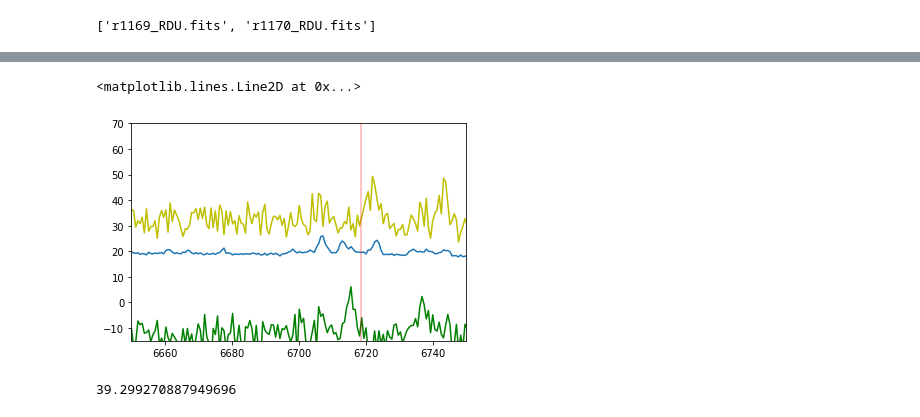
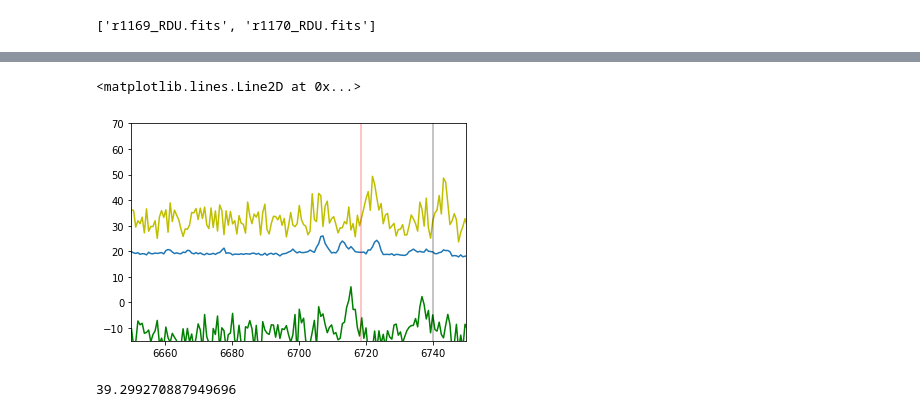
Before and after one commit to rqguan/Class-Code, a Jupyter notebook: 136Shane-Kast_Reduce_pipeline.ipynb, the cells around one changed output, grey strips where cells are left out. Cells and saved outputs as stored; diff of their text form; code cells hidden in the pictures.

```diff
--- a/136Shane-Kast_Reduce_pipeline.ipynb
+++ b/136Shane-Kast_Reduce_pipeline.ipynb
@@ -255,34 +257,36 @@ plt.imshow(a, vmin= np.percentile(a, 5), vmax =np.percentile(a, 95), origin='low
 # %%
 spec2D = IC_array
 spec1D = np.mean(spec2D,axis=0)
 #spec_a = np.mean(spec2D[130:150],axis=0)
 #spec_b = np.mean(spec2D[150:170],axis=0)
 
 spec_a = spec2D[130]
 spec_b = spec2D[170]
 
 
 
 gauss_kernel = Gaussian1DKernel(3)
 spec1D_sm = convolve(spec1D, gauss_kernel)
 
 
 
 pixel = np.linspace(1,len(spec1D),len(spec1D))
 cali = slope*pixel+inter
 
 plt.plot(cali,spec1D)
 plt.plot(cali,spec_a+10,c='y')
 plt.plot(cali,spec_b-40,c='g')
 plt.xlim(6650,6750)
 plt.ylim(-15,70)
 
 z = 0.0237
 z_x = 6563*(z+1)
+z_x1 = 6584*(z+1)
 plt.axvline(z_x,c='r',alpha=0.3)
+plt.axvline(z_x1,c='k',alpha=0.3)
 # %% [output]
 <matplotlib.lines.Line2D at 0x...>
-[figure, old version]
+[figure, new version]
 # %%
 plt.scatter(pixel,spec_a+10,c='y',s=2)
 plt.xlim(1320,1480)
```
Also changed, not shown: parts of 16 cells of this notebook.
